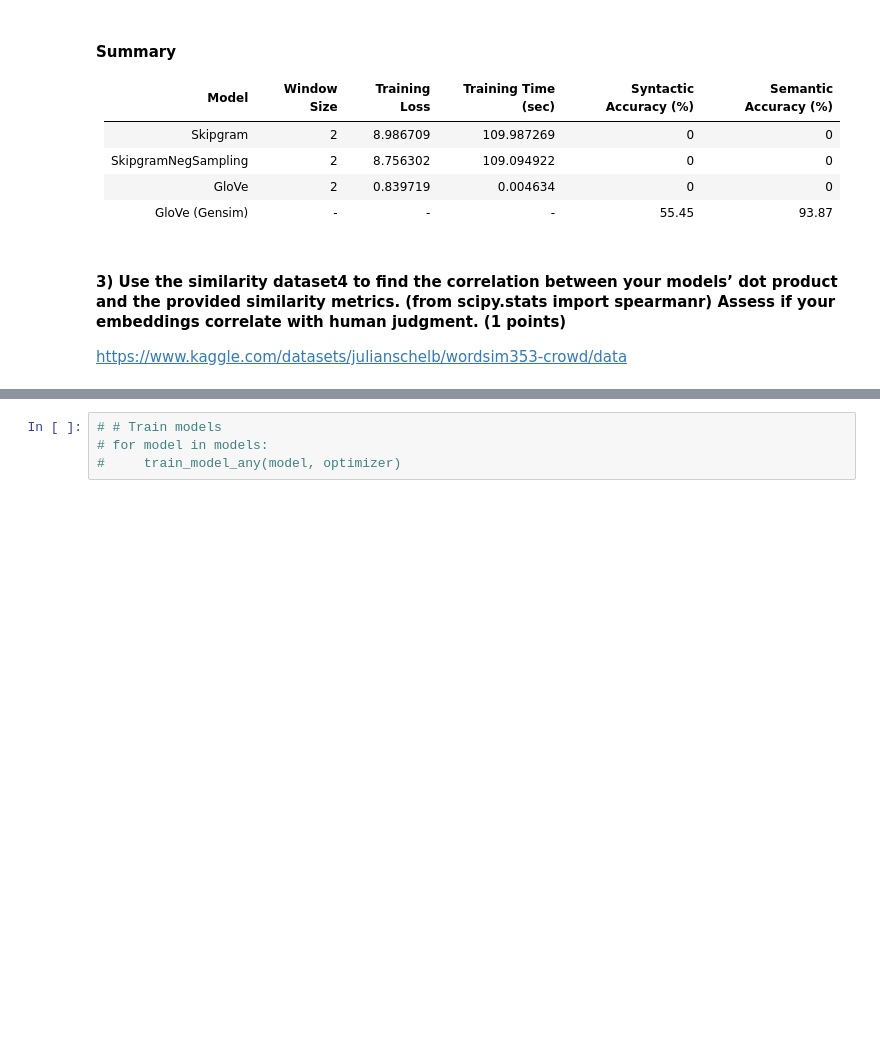
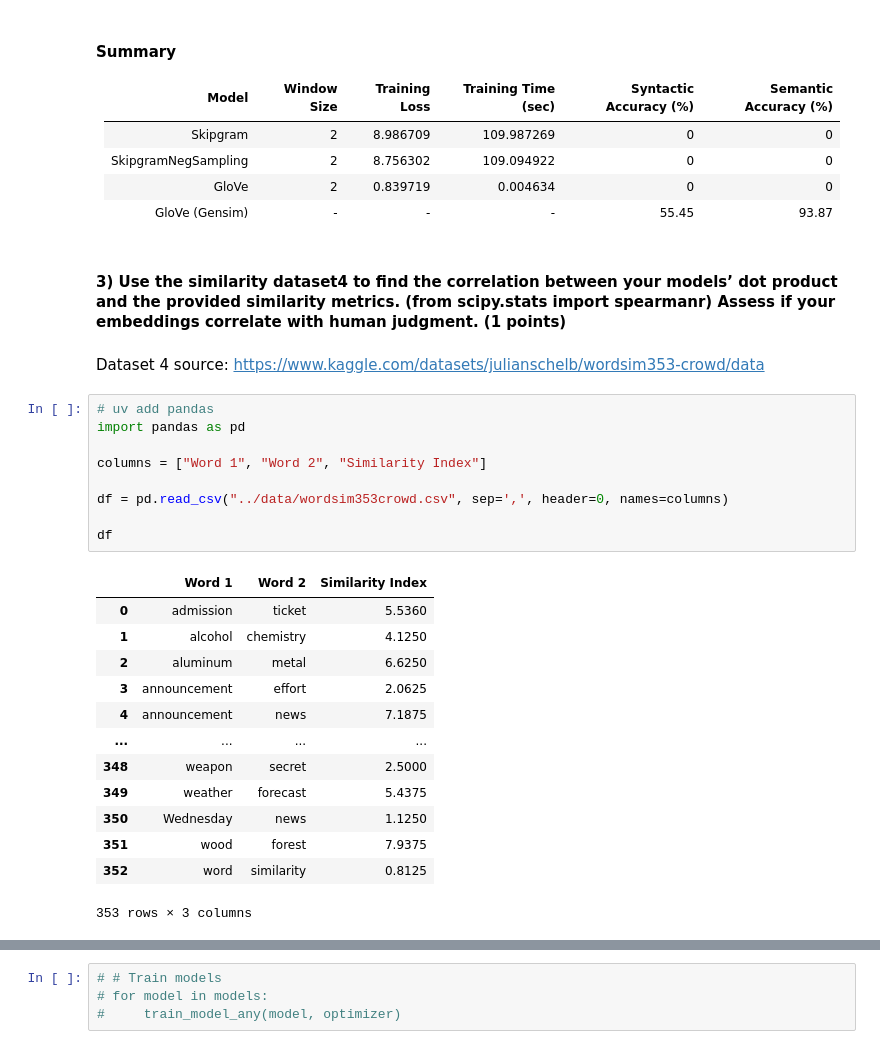
Before and after one commit to sushmi/nlp, a Jupyter notebook: A1/code/a1.ipynb, the cells around one changed output, grey strips where cells are left out. Drawn from its saved outputs; the diff is of its cells as text; blank space fills up the shorter version.

```diff
--- a/A1/code/a1.ipynb
+++ b/A1/code/a1.ipynb
@@ -1133,5 +1137,28 @@ GloVe                | Total Elapsed sec: 0.004634
 # %% [markdown]
 
 #### 3) Use the similarity dataset4 to find the correlation between your models’ dot product and the provided similarity metrics. (from scipy.stats import spearmanr) Assess if your embeddings correlate with human judgment. (1 points)
-
-https://www.kaggle.com/datasets/julianschelb/wordsim353-crowd/data
+# %% [markdown]
+Dataset 4 source: https://www.kaggle.com/datasets/julianschelb/wordsim353-crowd/data
+# %%
+# uv add pandas
+import pandas as pd
+
+columns = ["Word 1", "Word 2", "Similarity Index"]
+
+df = pd.read_csv("../data/wordsim353crowd.csv", sep=',', header=0, names=columns)
+
+df
+# %% [output]
+|  | Word 1 | Word 2 | Similarity Index |
+| 0 | admission | ticket | 5.5360 |
+| 1 | alcohol | chemistry | 4.1250 |
+| 2 | aluminum | metal | 6.6250 |
+| 3 | announcement | effort | 2.0625 |
+| 4 | announcement | news | 7.1875 |
+| ... | ... | ... | ... |
+| 348 | weapon | secret | 2.5000 |
+| 349 | weather | forecast | 5.4375 |
+| 350 | Wednesday | news | 1.1250 |
+| 351 | wood | forest | 7.9375 |
+| 352 | word | similarity | 0.8125 |
+353 rows × 3 columns
```
Also changed, not shown: parts of 15 cells of this notebook, 5 other files.
